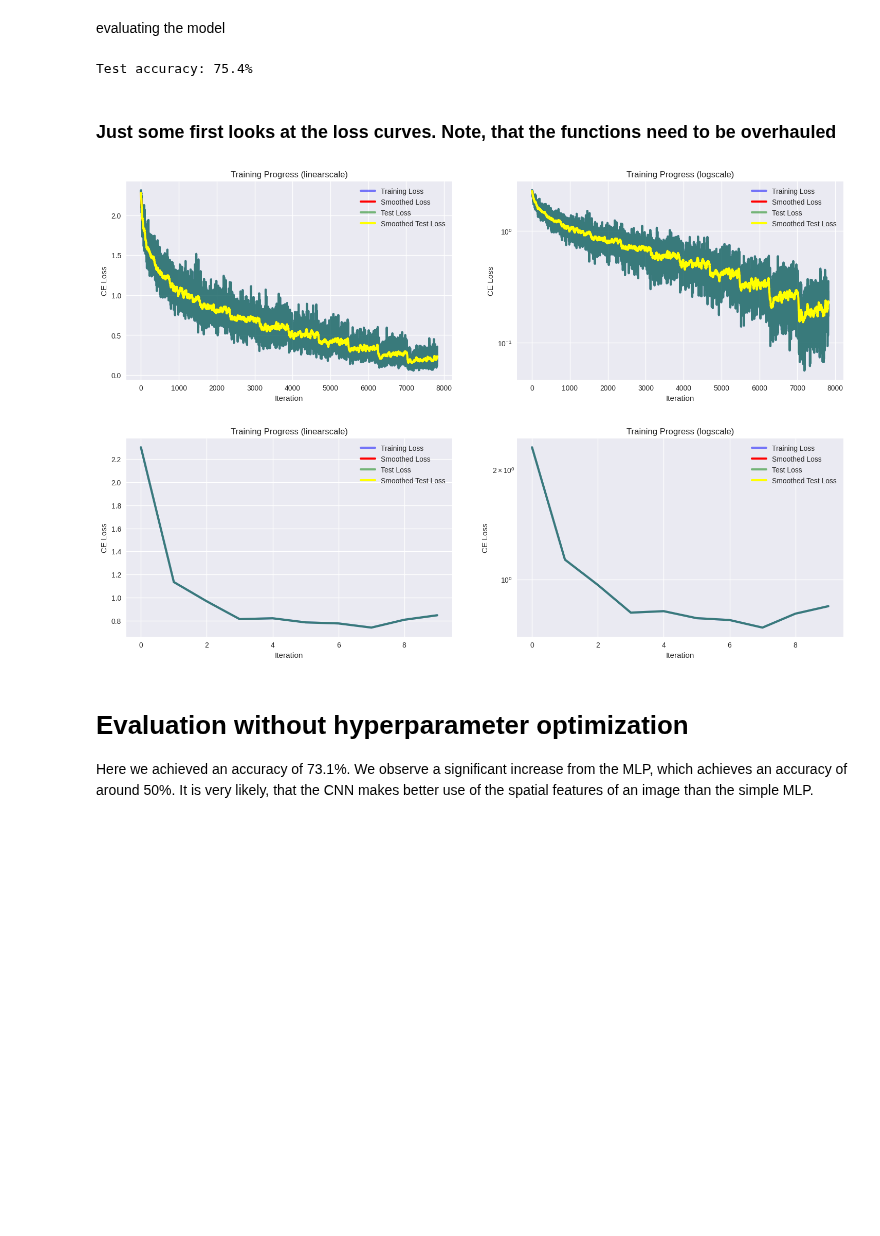
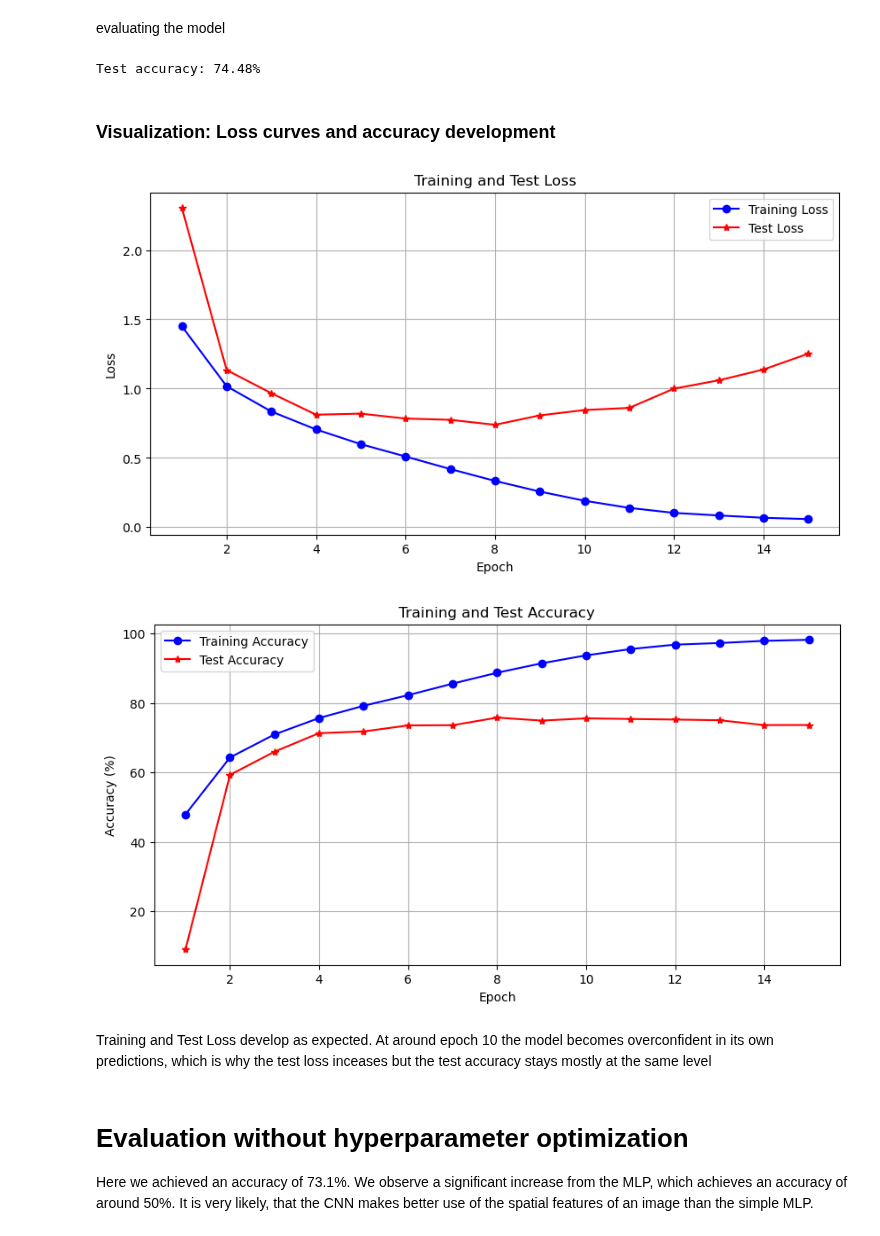
Before and after one commit to FreddieHorn/CudaVisionWS23, a Jupyter notebook: Assignment2/assignment_2_luke.ipynb, the cells around one changed output. Cells and saved outputs as stored; diff of their text form; code cells hidden in the pictures; blank space fills up the shorter version.

Commit message:
added some more utils functions, finished optuna (did not run yet due to time constraints), finished dropouts, added some documentation (still very raw)

```diff
--- a/Assignment2/assignment_2_luke.ipynb
+++ b/Assignment2/assignment_2_luke.ipynb
@@ -167,8 +166,8 @@ Training loop
 if(not os.path.exists("models")):
     os.makedirs("models")
 # %%
+test_loss_list = []
 train_loss_list = []
-test_loss_list = []
 test_accuracy_list = []
 train_accuracy_list = []
 # Initialize lists to store gradient information
@@ -223,6 +222,8 @@ for epoch in range(NUM_EPOCHS):
     # Turn model back to training mode
     model.train()
 
+    train_loss_list_iter = []
+    train_accuracy_list_iter = []
     for i, (imgs, labels) in enumerate(progress_bar):
 
         # using GPU
@@ -235,13 +236,13 @@ for epoch in range(NUM_EPOCHS):
         with torch.no_grad():
             predicted = preds.argmax(dim=-1)
             correct = (predicted == labels).sum().item()
-            accuracy = correct/labels.shape[0]
+            accuracy = correct/labels.shape[0] * 100
 
-        train_accuracy_list.append(accuracy)
+        train_accuracy_list_iter.append(accuracy)
 
         # computing error
         loss = criterion(preds, labels)
-        train_loss_list.append(loss.item())
+        train_loss_list_iter.append(loss.item())
         # removing accumulated gradients
         optimizer.zero_grad()
 
@@ -266,6 +267,8 @@ for epoch in range(NUM_EPOCHS):
 
         if(i % 10 == 0 or i == len(trainloader) - 1):
             progress_bar.set_description(f"Epoch {epoch + 1} Iter {i + 1}: loss {loss.item():.5f}. ")
+    train_accuracy_list.append(np.mean(train_accuracy_list_iter))
+    train_loss_list.append(np.mean(train_loss_list_iter))
 # %% [output]
 test accuracy: 8.96%
 test accuracy: 59.29%
@@ -299,15 +305,17 @@ with torch.no_grad():
 accuracy = n_correct / len(test_dataset) * 100
 print(f"Test accuracy: {round(accuracy,2)}%")
 # %% [output]
-Test accuracy: 75.4%
+Test accuracy: 74.48%
-# %% [markdown]
-### Just some first looks at the loss curves. Note, that the functions need to be overhauled
-# %%
-plot_loss(train_loss_list = train_loss_list, val_loss_list = train_loss_list)
-plot_loss(train_loss_list=test_loss_list, val_loss_list=test_loss_list)
-# %% [output]
-[figure, removed]
-[figure, removed]
+# %% [markdown]
+### Visualization: Loss curves and accuracy development
+# %%
+utils.plot_loss_epoch(train_loss_list,  test_loss_list)
+utils.plot_accuracy_epoch(test_accuracy_list, train_accuracy=train_accuracy_list)
+# %% [output]
+[figure, added]
+[figure, added]
+# %% [markdown]
+Training and Test Loss develop as expected. At around epoch 10 the model becomes overconfident in its own predictions, which is why the test loss inceases but the test accuracy stays mostly at the same level
 # %% [markdown]
 # Evaluation without hyperparameter optimization
 Here we achieved an accuracy of 73.1%. We observe a significant increase from the MLP, which achieves an accuracy of around 50%. It is very likely, that the CNN makes better use of the spatial features of an image than the simple MLP.
```
Also changed, not shown: parts of 32 cells of this notebook, 2 other files.
